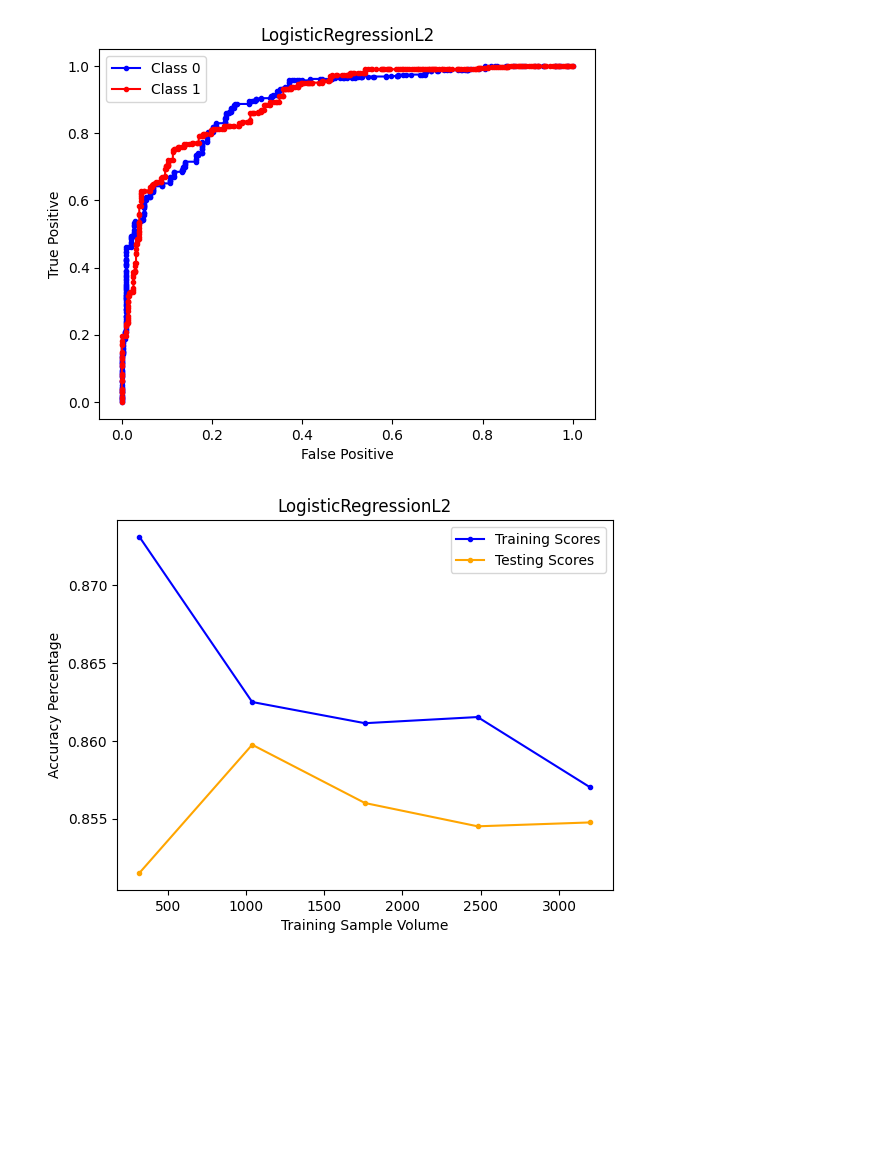
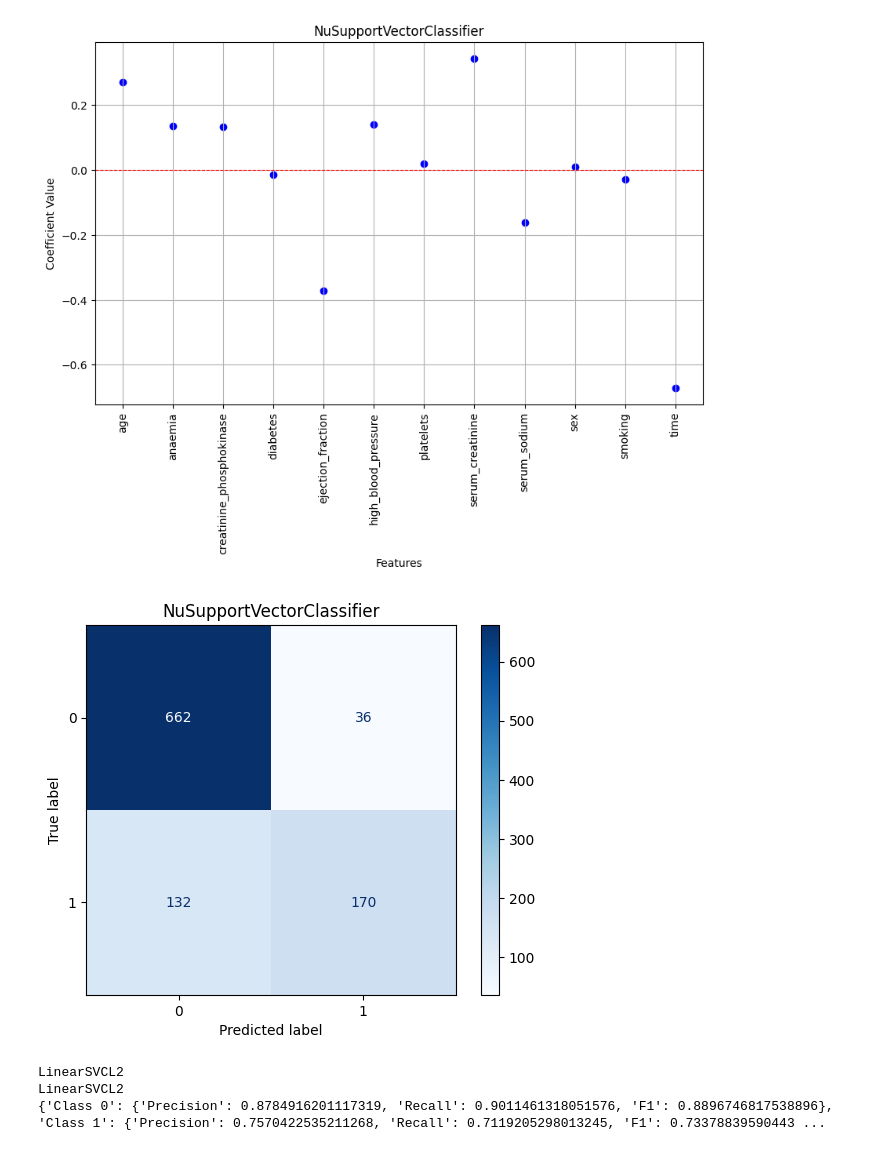
Before and after one commit to leoflewis/763-final, a Jupyter notebook: Final_notebook.ipynb, the cells around one changed output. Drawn from its saved outputs; the diff is of its cells as text; code cells hidden in the pictures; blank space fills up the shorter version.

Commit message:
Adding more models and plots

```diff
--- a/Final_notebook.ipynb
+++ b/Final_notebook.ipynb
@@ -222,0 +328,29 @@ nsvcEval.show_learning_curve()
+# %%
+from sklearn.svm import SVC
+class LinearSVCL2(IBaseModel):
+    def __init__(self, x, y, C:int):
+        self.model = SVC(kernel='linear', C=C, probability=True)
+        self.X_train = x
+        self.y_train = y
+        self.trained = False
+        self.name = "LinearSVCL2"
+
+    def train(self):
+        assert len(self.X_train) == len(self.y_train)
+        self.model.fit(self.X_train, self.y_train)
+        self.Trained = True
+
+    def get_probabilities(self, x):
+        return self.model.predict_proba(x)
+
+    def get_predictions(self, x):
+        return self.model.predict(x)
+
+    def get_coefficients(self):
+        return self.model.coef_
+
+    def get_classes(self):
+        return self.model.classes_
+# %%
+svcl2 = LinearSVCL2(x_train, y_train, 100)
+svcl2Eval = ModelMetrics(svcl2, data)
@@ -223,19 +430,23 @@ nsvcEval.show_learning_curve()
 # %%
-evaluators = [nsvcEval, lrlreval]
+evaluators = [nsvcEval,svcl2Eval,svcl1Eval]
 p_0 = []; r_0 = []; f_0 = []
 p_1 = []; r_1 = []; f_1 = []
 names = []
 for evaluator in evaluators:
-    evaluator.show_ROC()
-    evaluator.show_learning_curve()
+    print(evaluator.model.name)
     prf = evaluator.get_prf()
+    print(prf)
     p_0.append(prf["Class 0"]["Precision"]); r_0.append(prf["Class 0"]["Recall"]); f_0.append(prf["Class 0"]["F1"])
     p_1.append(prf["Class 1"]["Precision"]); r_1.append(prf["Class 1"]["Recall"]); f_1.append(prf["Class 1"]["F1"])
     names.append(evaluator.model.name)
+    evaluator.show_ROC()
+    evaluator.show_learning_curve()
+    evaluator.display_coefficients()
+    evaluator.plot_coefficients()
+    evaluator.get_confusion_matrix()
 
 x_label = np.arange(len(names))
 width = 0.1
-
 plt.bar(x_label-(width*3), p_0, width, color='cyan')
 plt.bar(x_label-(width*2), p_1, width, color='red')
 plt.bar(x_label-(width), r_0, width, color='blue')
@@ -244,6 +455,6 @@ plt.bar(x_label+(width), f_0, width, color='dodgerblue')
 plt.bar(x_label+(width*2), f_1, width, color='crimson')
 plt.xticks(x_label, names)
 plt.ylabel("Percentage")
-plt.legend(["Precision 0", "Precision 1", "Recall 0", "Recall 1", "F-1 0", "F-1 1"])
+plt.legend(["Precision 0", "Precision 1", "Recall 0", "Recall 1", "F-1 0", "F-1 1"], bbox_to_anchor=(1.1, 1.05))
 plt.show()
 # %% [output]
@@ -252,2 +478,5 @@ plt.show()
-[figure, old version]
+[figure, new version]
-[figure, old version]
+[figure, new version]
+LinearSVCL2
+LinearSVCL2
+{'Class 0': {'Precision': 0.8784916201117319, 'Recall': 0.9011461318051576, 'F1': 0.8896746817538896}, 'Class 1': {'Precision': 0.7570422535211268, 'Recall': 0.7119205298013245, 'F1': 0.73378839590443 ...
```
Also changed, not shown: parts of 21 cells of this notebook.
